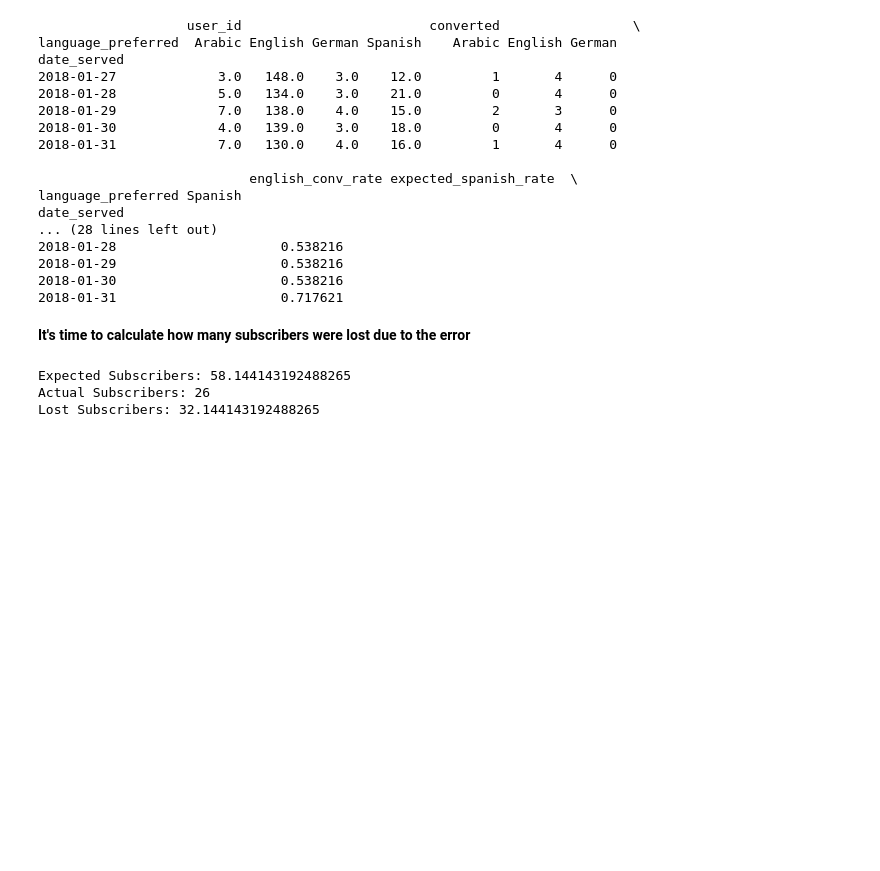
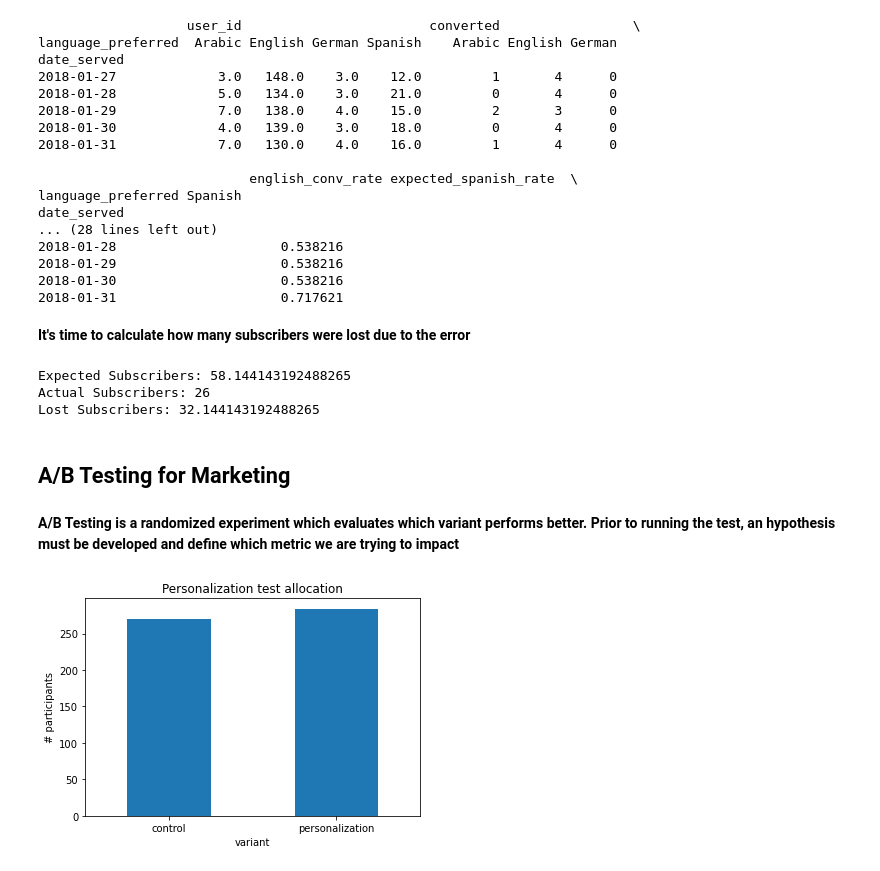
Before and after one commit to g3l0o/Marketing_Analytics-Analyzing_Marketing_Campaigns, a Jupyter notebook: Conversion Attribution.ipynb, the cells around one changed output. Cells and saved outputs as stored; diff of their text form; code cells hidden in the pictures; blank space fills up the shorter version.

```diff
--- a/Conversion Attribution.ipynb
+++ b/Conversion Attribution.ipynb
@@ -402,3 +402,21 @@ print("Lost Subscribers:",lost_subs)
 Expected Subscribers: 58.144143192488265
 Actual Subscribers: 26
 Lost Subscribers: 32.144143192488265
+# %% [markdown]
+## A/B Testing for Marketing
+# %% [markdown]
+**A/B Testing is a randomized experiment which evaluates which variant performs better.
+Prior to running the test, an hypothesis must be developed and define which metric we are trying to impact**
+# %%
+#let's first isolate the rows of the DS where the channel is Email
+email = marketing[marketing['marketing_channel'] == 'Email']
+
+alloc = email.groupby(['variant'])['user_id'].nunique()
+
+alloc.plot(kind='bar')
+plt.title('Personalization test allocation')
+plt.xticks(rotation = 0)
+plt.ylabel('# participants')
+plt.show()
+# %% [output]
+[figure, added]
```
Also changed, not shown: parts of 2 cells of this notebook.
